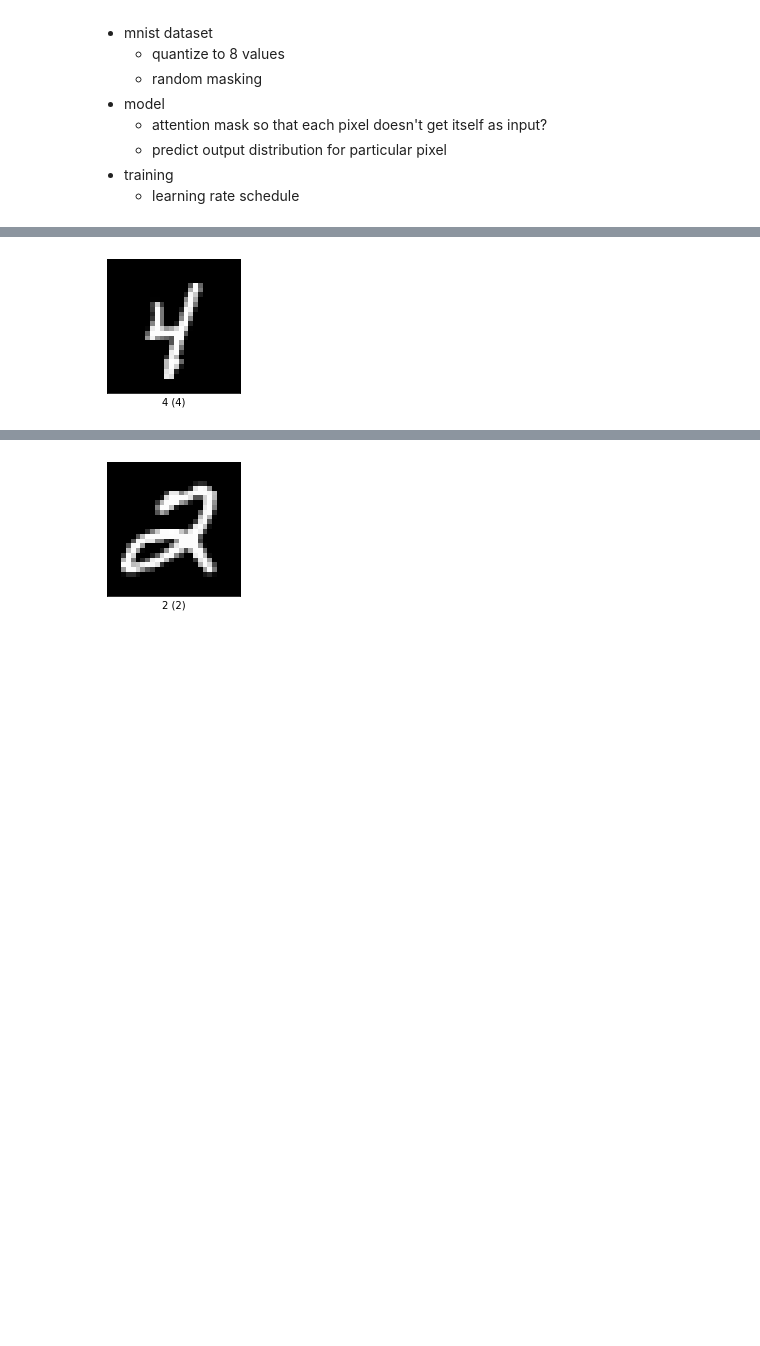
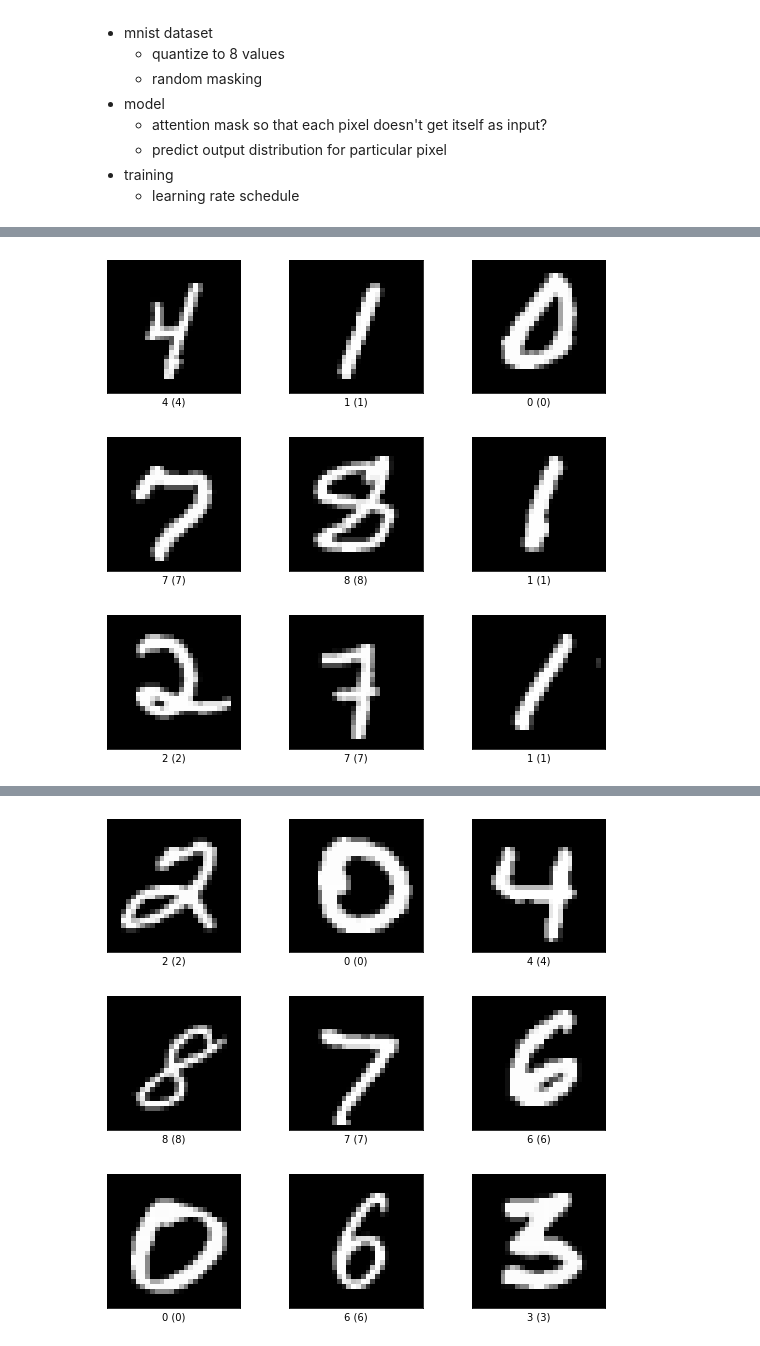
Before and after one commit to maxeonyx/msc, a Jupyter notebook: cgt-mnist/cgt-mnist.ipynb, the cells around one changed output, grey strips where cells are left out. Drawn from its saved outputs; the diff is of its cells as text; code cells hidden in the pictures; blank space fills up the shorter version.

```diff
--- a/cgt-mnist/cgt-mnist.ipynb
+++ b/cgt-mnist/cgt-mnist.ipynb
@@ -86,6 +86,6 @@ dataset_test_original = dataset['test']
 image_width=28
 image_height=28
 
-fig = tfds.show_examples(dataset_train_original.take(1), metadata)
-fig = tfds.show_examples(dataset_test_original.take(1), metadata)
+fig = tfds.show_examples(dataset_train_original.take(10), metadata)
+fig = tfds.show_examples(dataset_test_original.take(10), metadata)
 # %% [output]
@@ -97 +97 @@ To enable them in other operations, rebuild TensorFlow with the appropriate comp
-[figure, old version]
+[figure, new version]
@@ -99,4 +99,4 @@ To enable them in other operations, rebuild TensorFlow with the appropriate comp
-[figure, old version]
+[figure, new version]
 # %%
 from sklearn.cluster import MiniBatchKMeans
 
```
Also changed, not shown: parts of 14 cells of this notebook.
